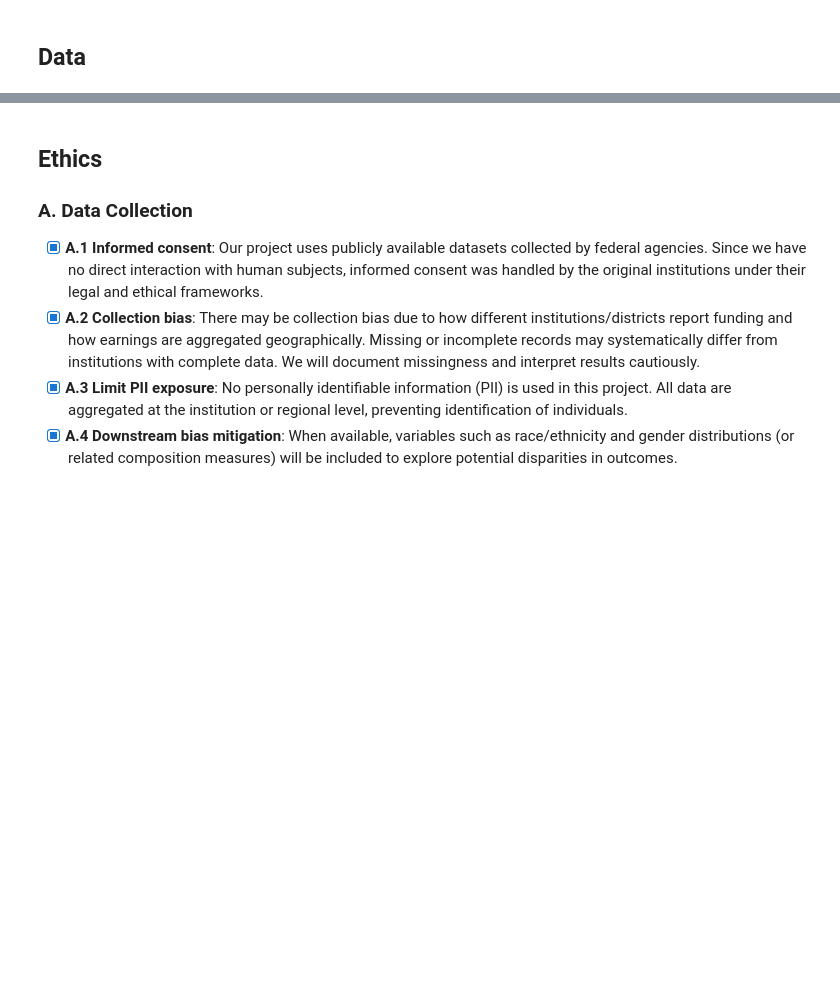
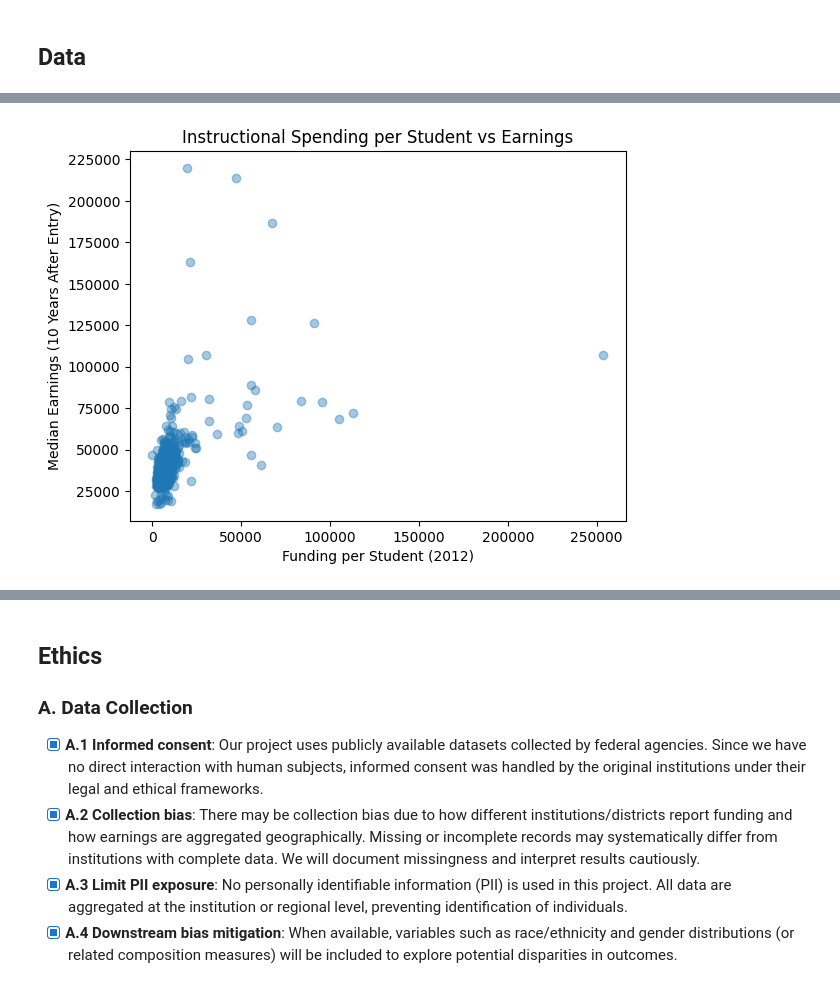
Before and after one commit to COGS108/Group108_WI26, a Jupyter notebook: 01-DataCheckpoint.ipynb, the cells around one changed output, grey strips where cells are left out. Cells and saved outputs as stored; diff of their text form; code cells hidden in the pictures; blank space fills up the shorter version.

Commit message:
Complete Data Checkpoint

```diff
--- a/01-DataCheckpoint.ipynb
+++ b/01-DataCheckpoint.ipynb
@@ -450,0 +182,13 @@ Researchers must be mindful of several limitations when working with this datase
+# %%
+# Load Scorecard cohort file
+scorecard_path = os.path.join(RAW_DIR, "MERGED2012_13_PP.csv")
+scorecard = pd.read_csv(scorecard_path, low_memory=False)
+
+scorecard_clean = scorecard[["UNITID", "MD_EARN_WNE_P10"]].copy()
+scorecard_clean["UNITID"] = pd.to_numeric(scorecard_clean["UNITID"], errors="coerce")
+scorecard_clean["MD_EARN_WNE_P10"] = pd.to_numeric(scorecard_clean["MD_EARN_WNE_P10"], errors="coerce")
+
+print("Scorecard cleaned shape:", scorecard_clean.shape)
+print("Scorecard missingness:\n", scorecard_clean.isna().mean())
+
+scorecard_clean.describe()
@@ -450,0 +213,16 @@ Researchers must be mindful of several limitations when working with this datase
+# %%
+merged = pd.merge(ipeds_clean, scorecard_clean, on="UNITID", how="inner")
+
+# Drop rows missing key variables for baseline model
+merged_model = merged.dropna(subset=["funding_per_student_2012", "MD_EARN_WNE_P10"]).copy()
+
+print("Merged shape (all):", merged.shape)
+print("Merged shape (model-ready):", merged_model.shape)
+
+# Save processed data
+os.makedirs("data/02-processed", exist_ok=True)
+out_path = "data/02-processed/merged_ipeds2012_scorecard2012_13.csv"
+merged_model.to_csv(out_path, index=False)
+print("Saved:", out_path)
+
+merged_model.head()
@@ -450,0 +304,10 @@ Researchers must be mindful of several limitations when working with this datase
+# %%
+import matplotlib.pyplot as plt
+
+plt.scatter(merged_model["funding_per_student_2012"], merged_model["MD_EARN_WNE_P10"], alpha=0.4)
+plt.xlabel("Funding per Student (2012)")
+plt.ylabel("Median Earnings (10 Years After Entry)")
+plt.title("Instructional Spending per Student vs Earnings")
+plt.show()
+# %% [output]
+[figure, added]
```
Also changed, not shown: parts of 41 cells of this notebook.
